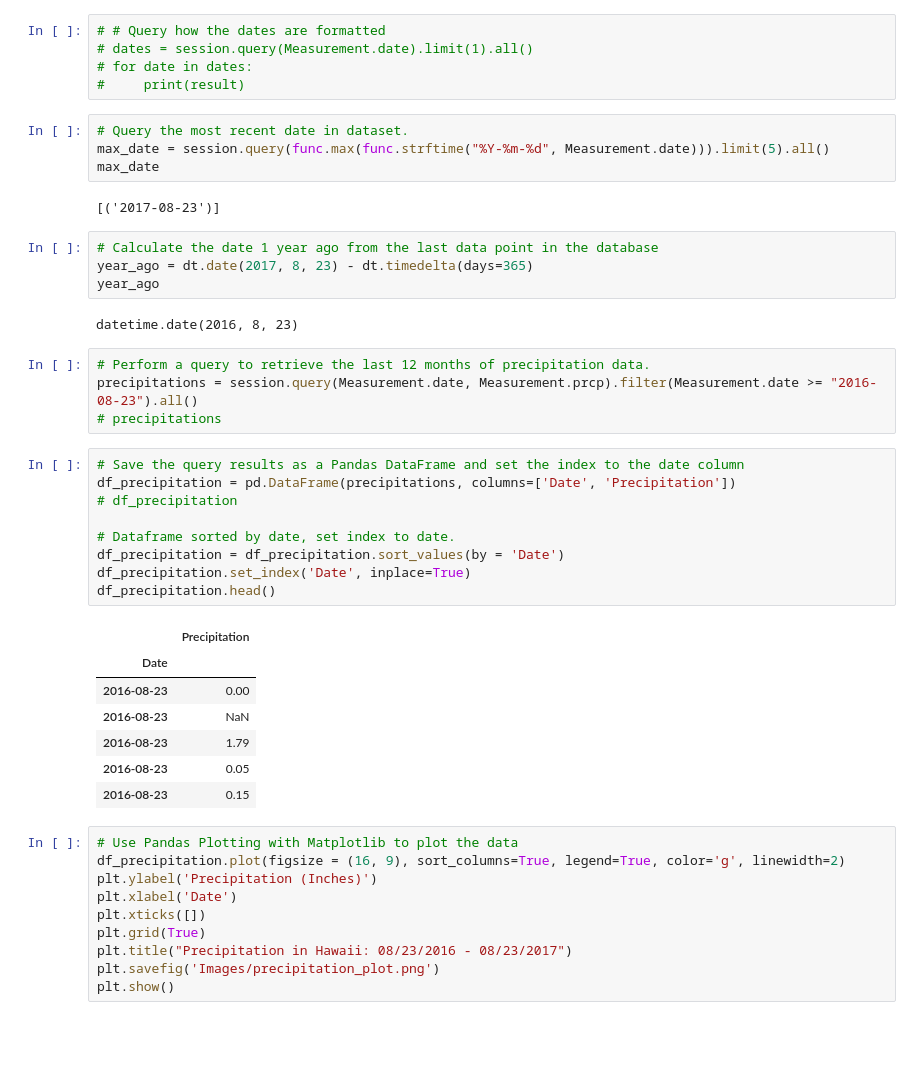
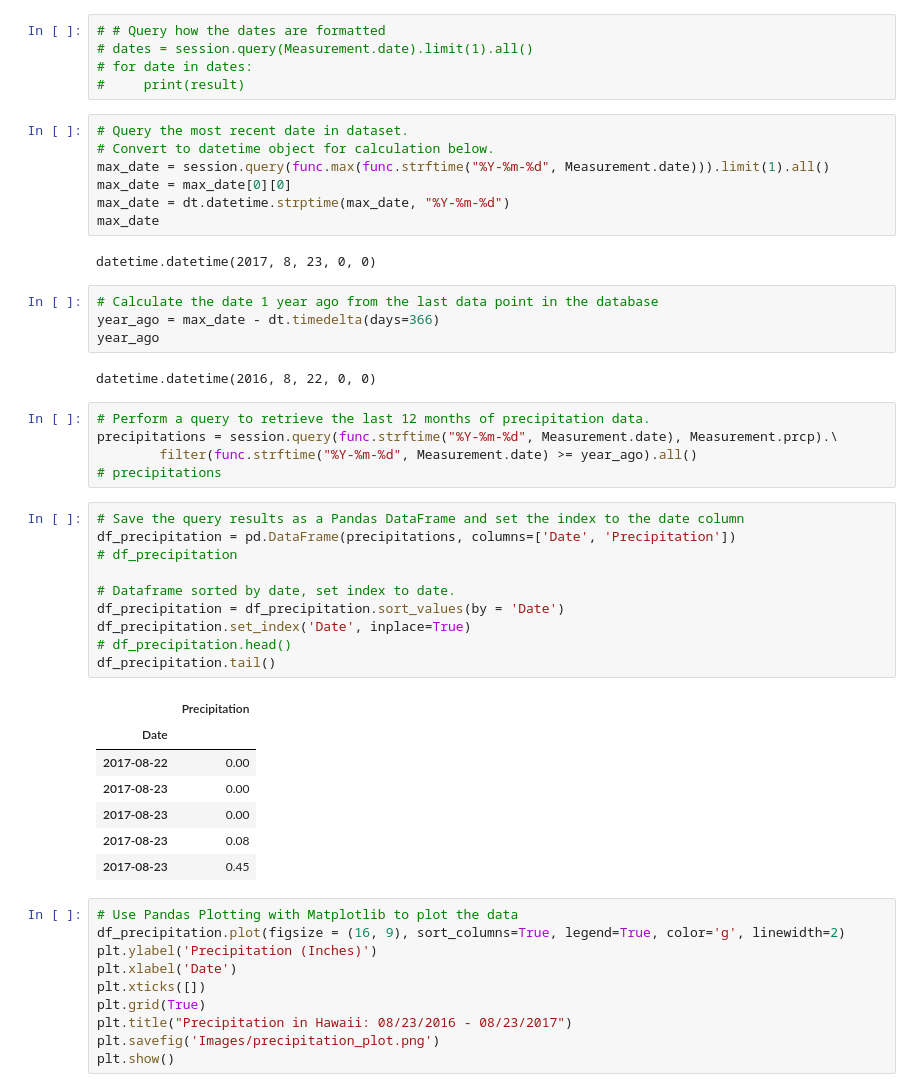
Before and after one commit to ZGrinacoff/Advanced-Data-Storage-and-Retrieval-Surfs-Up, a Jupyter notebook: climate_analysis.ipynb, the cells around one changed output. Drawn from its saved outputs; the diff is of its cells as text; blank space fills up the shorter version.

Commit message:
Removed hard coded date, replaced with function to calculate 'year ago'

```diff
--- a/climate_analysis.ipynb
+++ b/climate_analysis.ipynb
@@ -71,37 +71,42 @@ elevation FLOAT
 #     print(result)
 # %%
 # Query the most recent date in dataset.
-max_date = session.query(func.max(func.strftime("%Y-%m-%d", Measurement.date))).limit(5).all()
+# Convert to datetime object for calculation below.
+max_date = session.query(func.max(func.strftime("%Y-%m-%d", Measurement.date))).limit(1).all()
+max_date = max_date[0][0]
+max_date = dt.datetime.strptime(max_date, "%Y-%m-%d")
 max_date
 # %% [output]
-[('2017-08-23')]
+datetime.datetime(2017, 8, 23, 0, 0)
 # %%
 # Calculate the date 1 year ago from the last data point in the database
-year_ago = dt.date(2017, 8, 23) - dt.timedelta(days=365)
+year_ago = max_date - dt.timedelta(days=366)
 year_ago
 # %% [output]
-datetime.date(2016, 8, 23)
+datetime.datetime(2016, 8, 22, 0, 0)
 # %%
 # Perform a query to retrieve the last 12 months of precipitation data.
-precipitations = session.query(Measurement.date, Measurement.prcp).filter(Measurement.date >= "2016-08-23").all()
+precipitations = session.query(func.strftime("%Y-%m-%d", Measurement.date), Measurement.prcp).\
+        filter(func.strftime("%Y-%m-%d", Measurement.date) >= year_ago).all()
 # precipitations
 # %%
 # Save the query results as a Pandas DataFrame and set the index to the date column
 df_precipitation = pd.DataFrame(precipitations, columns=['Date', 'Precipitation'])
 # df_precipitation
 
 # Dataframe sorted by date, set index to date.
 df_precipitation = df_precipitation.sort_values(by = 'Date')
 df_precipitation.set_index('Date', inplace=True)
-df_precipitation.head()
+# df_precipitation.head()
+df_precipitation.tail()
 # %% [output]
 |  | Precipitation |
 | Date |  |
-| 2016-08-23 | 0.00 |
-| 2016-08-23 | NaN |
-| 2016-08-23 | 1.79 |
-| 2016-08-23 | 0.05 |
-| 2016-08-23 | 0.15 |
+| 2017-08-22 | 0.00 |
+| 2017-08-23 | 0.00 |
+| 2017-08-23 | 0.00 |
+| 2017-08-23 | 0.08 |
+| 2017-08-23 | 0.45 |
 # %%
 # Use Pandas Plotting with Matplotlib to plot the data
 df_precipitation.plot(figsize = (16, 9), sort_columns=True, legend=True, color='g', linewidth=2)
```
Also changed, not shown: parts of 1 cell of this notebook.
